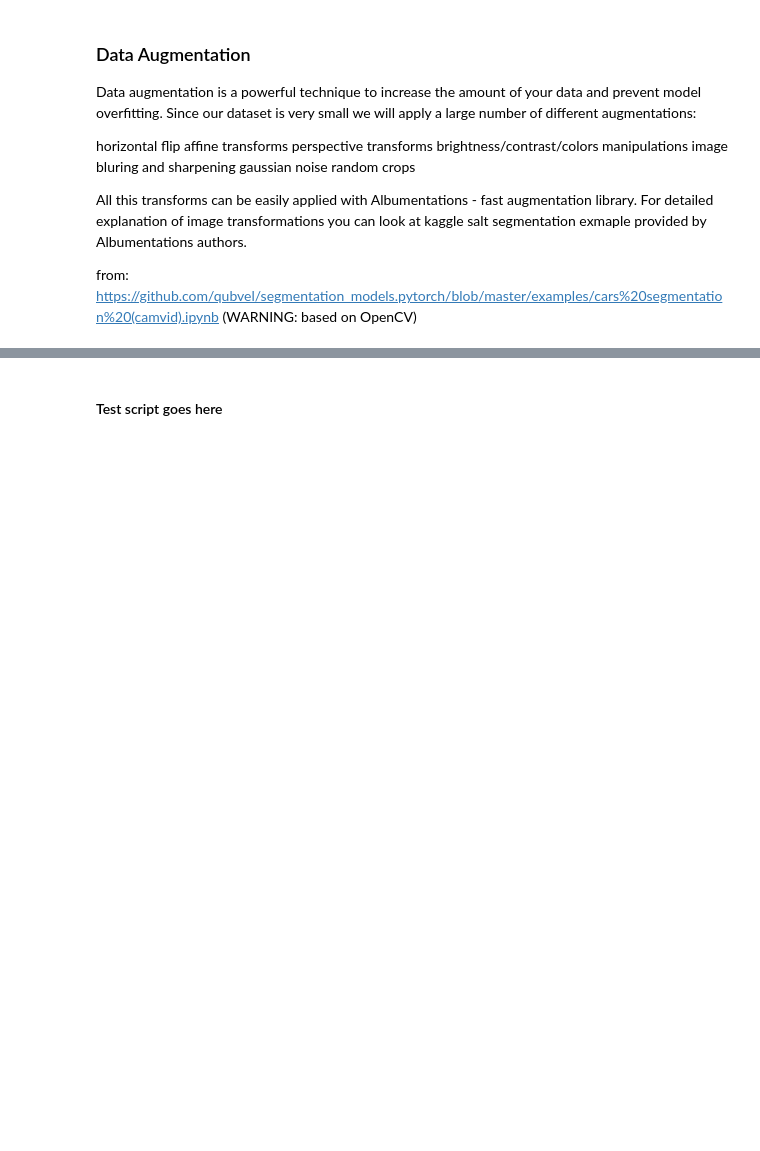
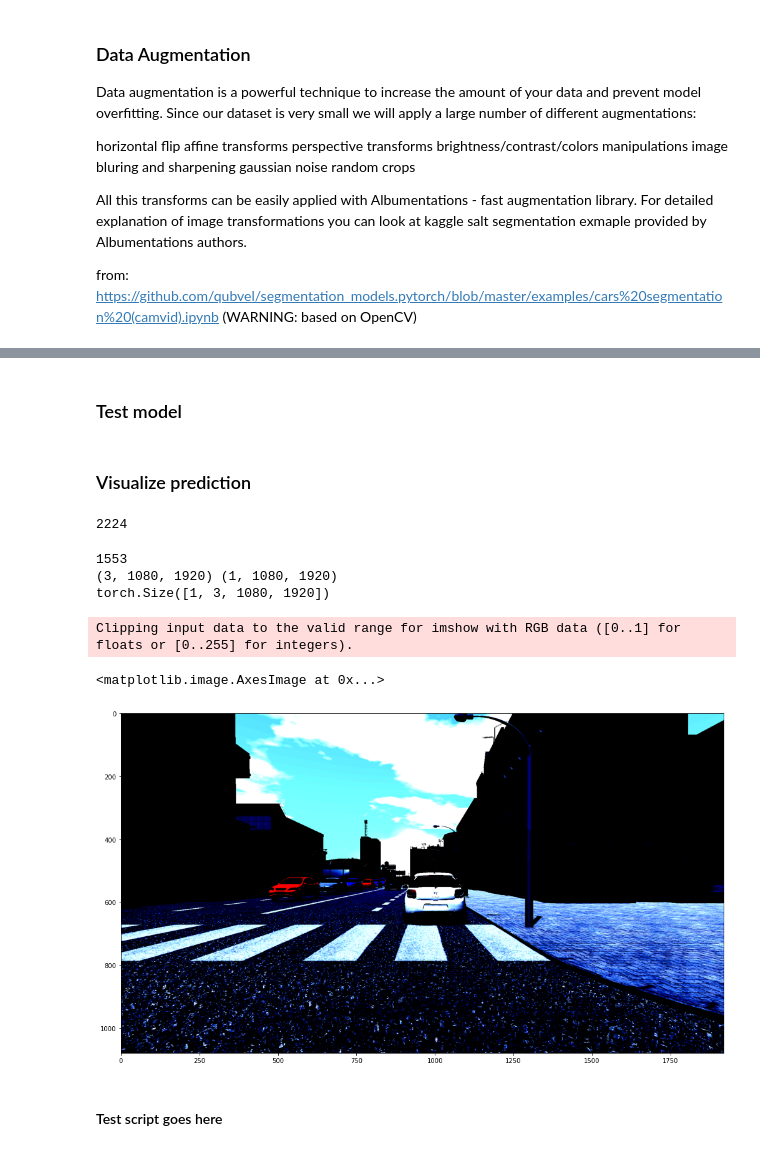
Before and after one commit to iwawiwi/ivss_hw2, a Jupyter notebook: segmentation.ipynb, the cells around one changed output, grey strips where cells are left out. Cells and saved outputs as stored; diff of their text form; code cells hidden in the pictures; blank space fills up the shorter version.

```diff
--- a/segmentation.ipynb
+++ b/segmentation.ipynb
@@ -248,0 +265,18 @@ for i in range(3):
+# %%
+ENCODER = "resnet34"
+PRETRAINED_WEIGHT = "imagenet"
+DEVICE = "cuda"
+# CLASSES = [
+#     "void", "road", "sidewalk", "building", "wall", "fence", "pole", "traffic light",
+#     "traffic sign", "vegetation", "terrain", "sky", "person", "rider", "car", "truck",
+#     "bus", "train", "motorcycle", "bicycle", "road lines", "other", "road works"
+# ]
+CLASSES = ["car", "person"]
+
+model = smp.DeepLabV3Plus(
+    encoder_name=ENCODER,
+    encoder_weights=PRETRAINED_WEIGHT,
+    in_channels=3,
+    classes=len(CLASSES)
+)
+preprocessing_fn = smp.encoders.get_preprocessing_fn(ENCODER, pretrained=PRETRAINED_WEIGHT)
@@ -248,0 +349,2 @@ for i in range(3):
+# %% [markdown]
+### Test model
@@ -248,0 +370,29 @@ for i in range(3):
+# %% [markdown]
+### Visualize prediction
+# %%
+CLASSES = ["car"]
+# test dataset without transformations for image visualization
+test_dataset_vis = SynthiaDataset(
+    preprocessing=get_preprocessing(preprocessing_fn),
+    albutrans=True,
+    classes=CLASSES,
+)
+print(len(test_dataset_vis))
+# %% [output]
+2224
+# %%
+n = np.random.choice(len(test_dataset_vis))
+print(n)
+image, gt_mask = test_dataset_vis[n]
+gt_mask = gt_mask.squeeze()
+
+x_tensor = torch.from_numpy(image).to(DEVICE).unsqueeze(0)
+print(x_tensor.shape)
+plt.imshow(np.transpose(image, (1,2,0)))
+# %% [output]
+1553
+(3, 1080, 1920) (1, 1080, 1920)
+torch.Size([1, 3, 1080, 1920])
+Clipping input data to the valid range for imshow with RGB data ([0..1] for floats or [0..255] for integers).
+<matplotlib.image.AxesImage at 0x...>
+[figure, added]
```
Also changed, not shown: parts of 18 cells of this notebook, 2 other files.
